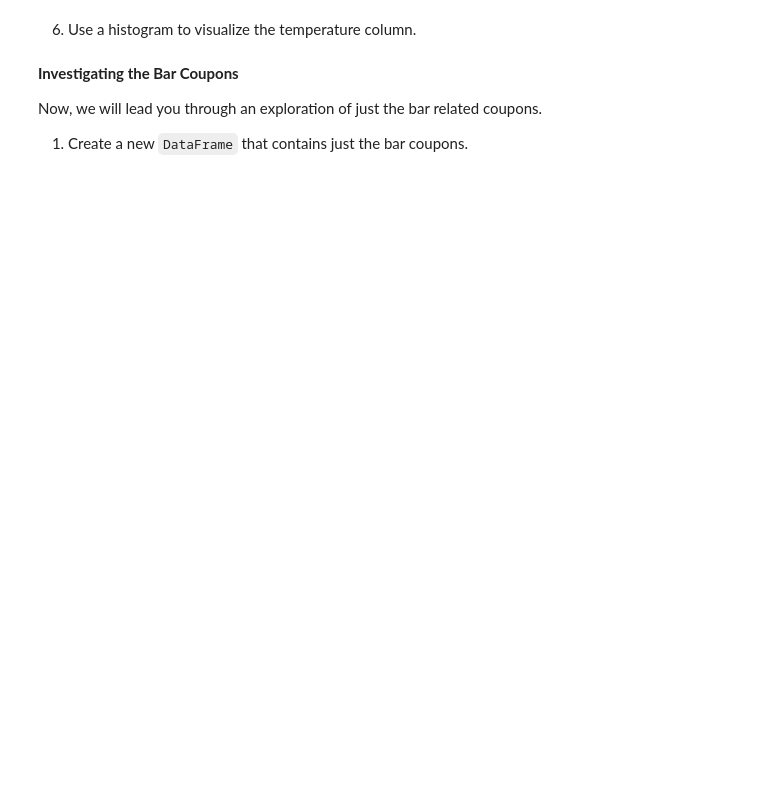
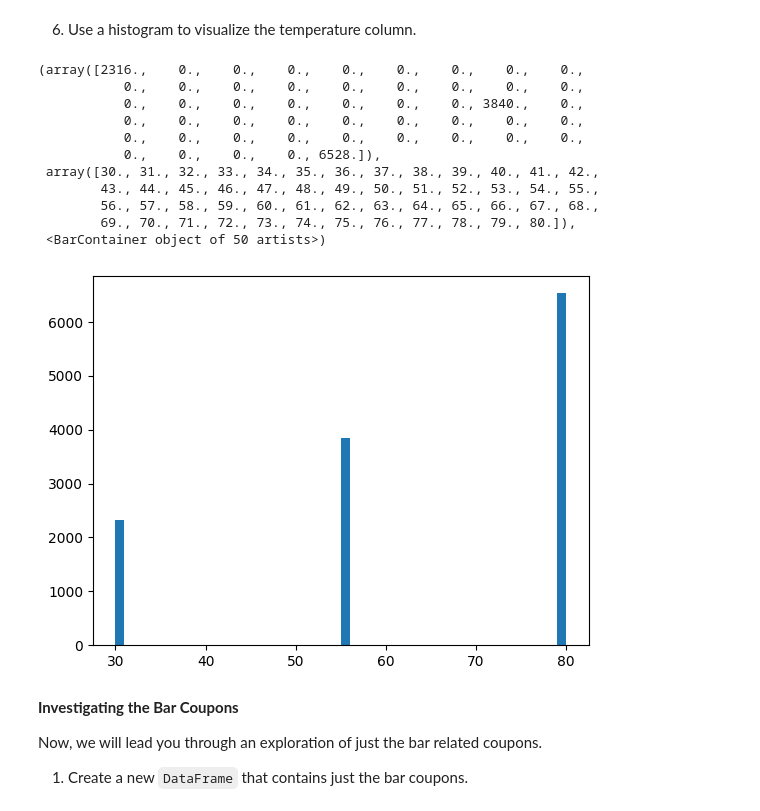
Before and after one commit to shivaallala/Customer_Coupon, a Jupyter notebook: prompt.ipynb, the cells around one changed output. Saved outputs shown, nothing was run; the diff lists cells and outputs as text; code cells hidden in the pictures; blank space fills up the shorter version.

```diff
--- a/prompt.ipynb
+++ b/prompt.ipynb
@@ -134,5 +167,20 @@ data.head()
 # %% [markdown]
 6. Use a histogram to visualize the temperature column.
+# %%
+plt.hist(data['temperature'], bins =50)
+# %% [output]
+(array([2316.,    0.,    0.,    0.,    0.,    0.,    0.,    0.,    0.,
+           0.,    0.,    0.,    0.,    0.,    0.,    0.,    0.,    0.,
+           0.,    0.,    0.,    0.,    0.,    0.,    0., 3840.,    0.,
+           0.,    0.,    0.,    0.,    0.,    0.,    0.,    0.,    0.,
+           0.,    0.,    0.,    0.,    0.,    0.,    0.,    0.,    0.,
+           0.,    0.,    0.,    0., 6528.]),
+ array([30., 31., 32., 33., 34., 35., 36., 37., 38., 39., 40., 41., 42.,
+        43., 44., 45., 46., 47., 48., 49., 50., 51., 52., 53., 54., 55.,
+        56., 57., 58., 59., 60., 61., 62., 63., 64., 65., 66., 67., 68.,
+        69., 70., 71., 72., 73., 74., 75., 76., 77., 78., 79., 80.]),
+ <BarContainer object of 50 artists>)
+[figure, added]
 # %% [markdown]
 **Investigating the Bar Coupons**
 
```
Also changed, not shown: parts of 7 cells of this notebook.
